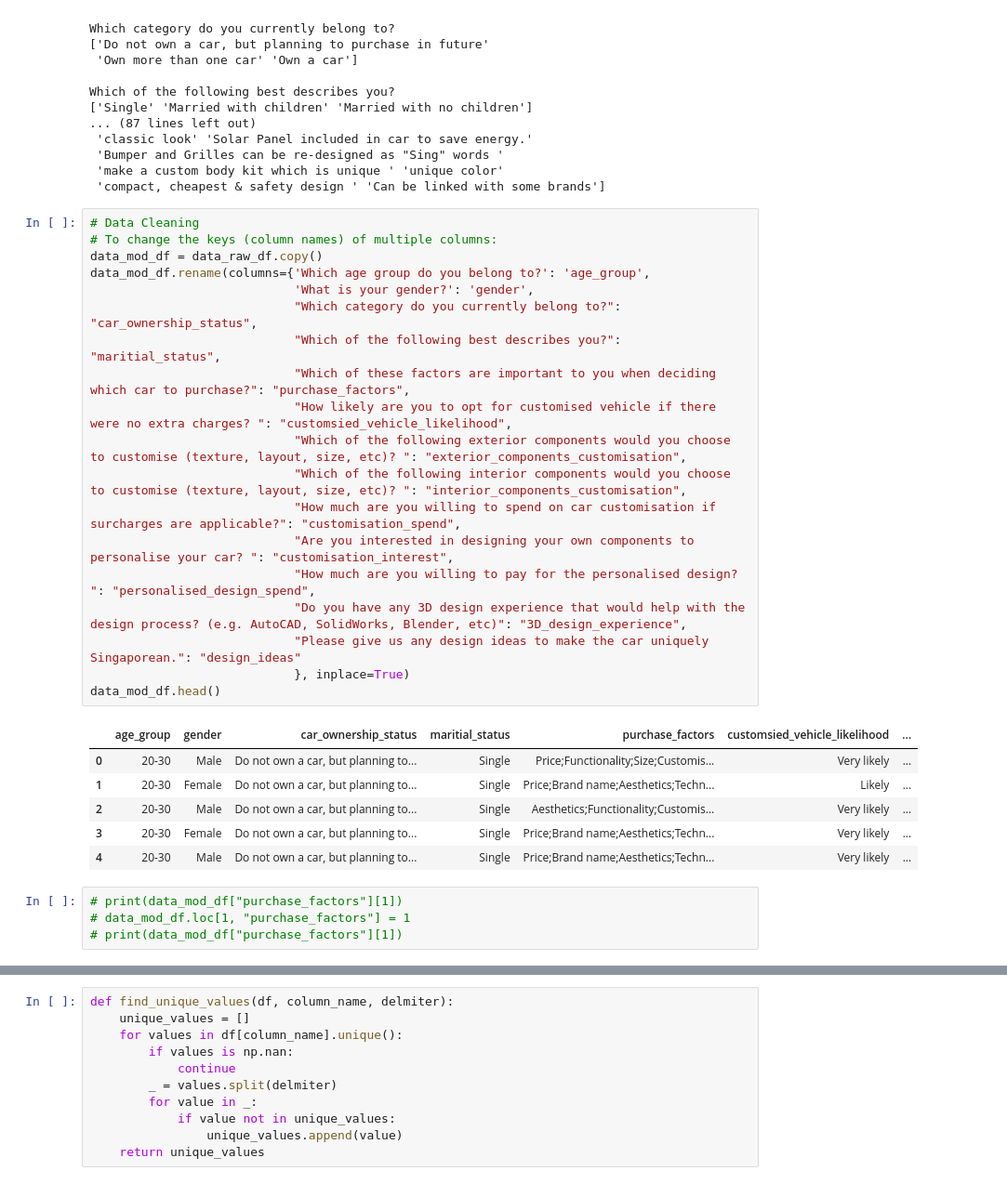
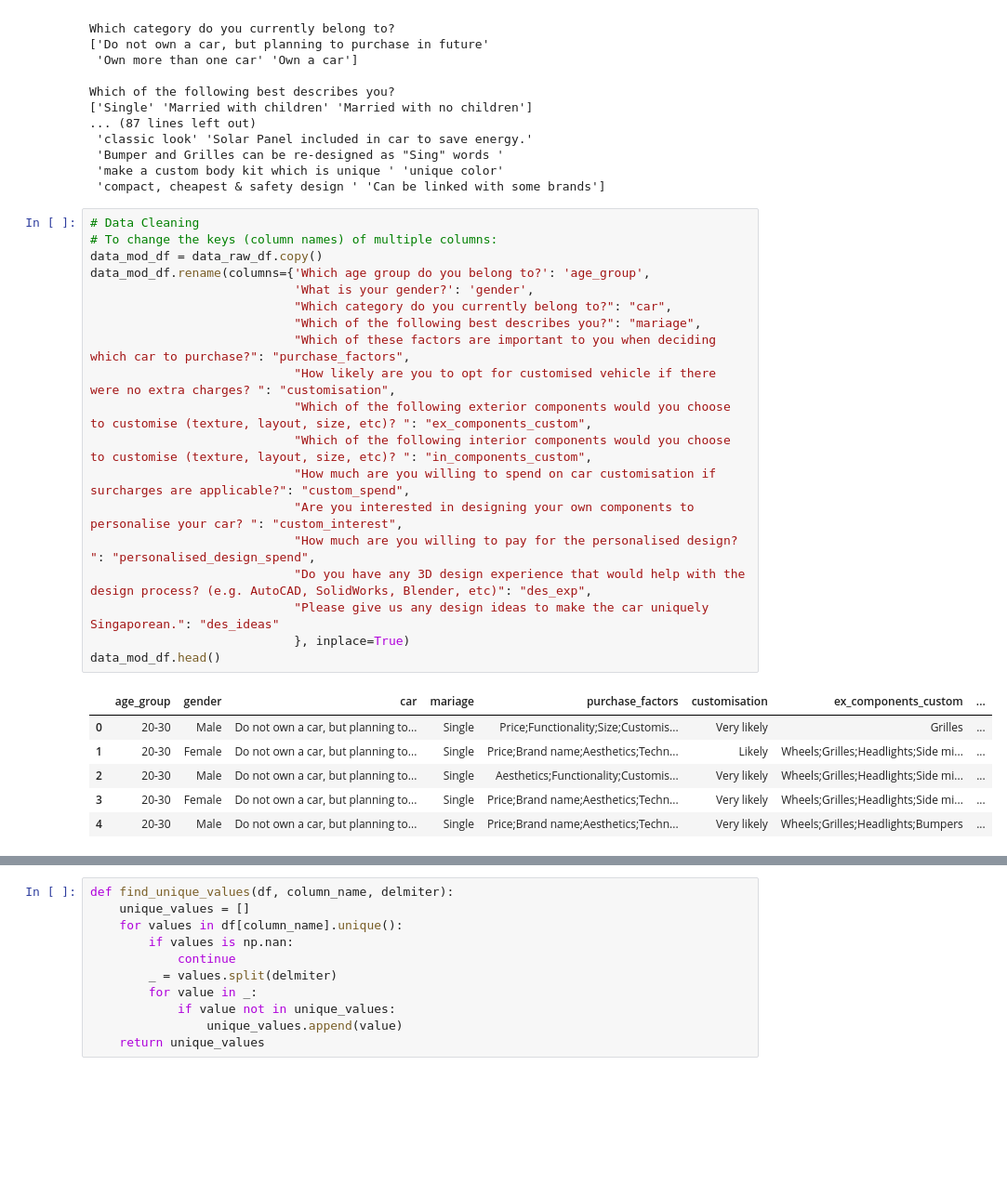
Before and after one commit to bentjh01/MA4829_Machine_Intelligence, a Jupyter notebook: data_exploration.ipynb, the cells around one changed output, grey strips where cells are left out. Shown at 93% size. Drawn from its saved outputs; the diff is of its cells as text; blank space fills up the shorter version.

```diff
--- a/data_exploration.ipynb
+++ b/data_exploration.ipynb
@@ -44,30 +52,26 @@ Which of the following best describes you?
 # %%
 # Data Cleaning
 # To change the keys (column names) of multiple columns:
 data_mod_df = data_raw_df.copy()
 data_mod_df.rename(columns={'Which age group do you belong to?': 'age_group',
                             'What is your gender?': 'gender',
-                            "Which category do you currently belong to?": "car_ownership_status",
-                            "Which of the following best describes you?": "maritial_status",
+                            "Which category do you currently belong to?": "car",
+                            "Which of the following best describes you?": "mariage",
                             "Which of these factors are important to you when deciding which car to purchase?": "purchase_factors",
-                            "How likely are you to opt for customised vehicle if there were no extra charges? ": "customsied_vehicle_likelihood",
-                            "Which of the following exterior components would you choose to customise (texture, layout, size, etc)? ": "exterior_components_customisation",
-                            "Which of the following interior components would you choose to customise (texture, layout, size, etc)? ": "interior_components_customisation",
-                            "How much are you willing to spend on car customisation if surcharges are applicable?": "customisation_spend",
-                            "Are you interested in designing your own components to personalise your car? ": "customisation_interest",
+                            "How likely are you to opt for customised vehicle if there were no extra charges? ": "customisation",
+                            "Which of the following exterior components would you choose to customise (texture, layout, size, etc)? ": "ex_components_custom",
+                            "Which of the following interior components would you choose to customise (texture, layout, size, etc)? ": "in_components_custom",
+                            "How much are you willing to spend on car customisation if surcharges are applicable?": "custom_spend",
+                            "Are you interested in designing your own components to personalise your car? ": "custom_interest",
                             "How much are you willing to pay for the personalised design? ": "personalised_design_spend",
-                            "Do you have any 3D design experience that would help with the design process? (e.g. AutoCAD, SolidWorks, Blender, etc)": "3D_design_experience",
-                            "Please give us any design ideas to make the car uniquely Singaporean.": "design_ideas"
+                            "Do you have any 3D design experience that would help with the design process? (e.g. AutoCAD, SolidWorks, Blender, etc)": "des_exp",
+                            "Please give us any design ideas to make the car uniquely Singaporean.": "des_ideas"
                             }, inplace=True)
 data_mod_df.head()
 # %% [output]
-|  | age_group | gender | car_ownership_status | maritial_status | purchase_factors | customsied_vehicle_likelihood | ... |
-| 0 | 20-30 | Male | Do not own a car, but planning to... | Single | Price;Functionality;Size;Customis... | Very likely | ... |
-| 1 | 20-30 | Female | Do not own a car, but planning to... | Single | Price;Brand name;Aesthetics;Techn... | Likely | ... |
-| 2 | 20-30 | Male | Do not own a car, but planning to... | Single | Aesthetics;Functionality;Customis... | Very likely | ... |
-| 3 | 20-30 | Female | Do not own a car, but planning to... | Single | Price;Brand name;Aesthetics;Techn... | Very likely | ... |
-| 4 | 20-30 | Male | Do not own a car, but planning to... | Single | Price;Brand name;Aesthetics;Techn... | Very likely | ... |
+|  | age_group | gender | car | mariage | purchase_factors | customisation | ex_components_custom | ... |
+| 0 | 20-30 | Male | Do not own a car, but planning to... | Single | Price;Functionality;Size;Customis... | Very likely | Grilles | ... |
+| 1 | 20-30 | Female | Do not own a car, but planning to... | Single | Price;Brand name;Aesthetics;Techn... | Likely | Wheels;Grilles;Headlights;Side mi... | ... |
+| 2 | 20-30 | Male | Do not own a car, but planning to... | Single | Aesthetics;Functionality;Customis... | Very likely | Wheels;Grilles;Headlights;Side mi... | ... |
+| 3 | 20-30 | Female | Do not own a car, but planning to... | Single | Price;Brand name;Aesthetics;Techn... | Very likely | Wheels;Grilles;Headlights;Side mi... | ... |
+| 4 | 20-30 | Male | Do not own a car, but planning to... | Single | Price;Brand name;Aesthetics;Techn... | Very likely | Wheels;Grilles;Headlights;Bumpers | ... |
-# %%
-# print(data_mod_df["purchase_factors"][1])
-# data_mod_df.loc[1, "purchase_factors"] = 1
-# print(data_mod_df["purchase_factors"][1])
```
Also changed, not shown: parts of 20 cells of this notebook.
